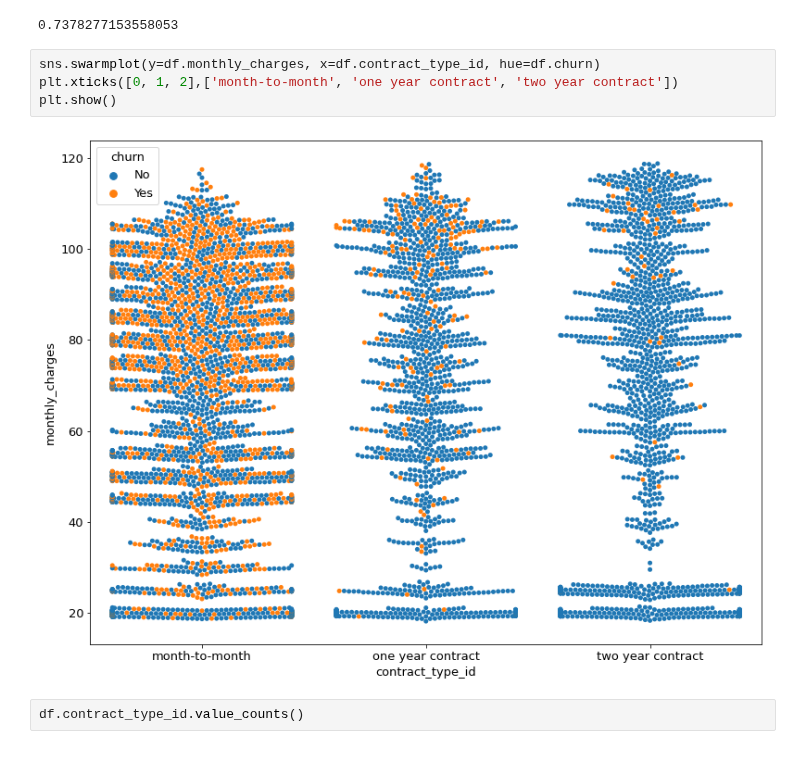
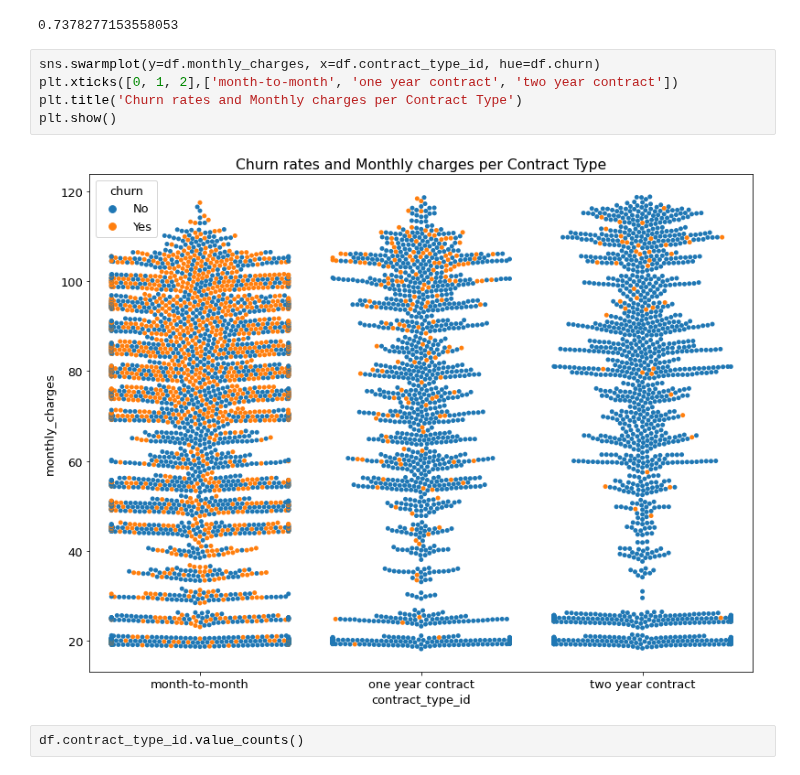
Before and after one commit to Corn-Shipps/predicting_telco_churn, a Jupyter notebook: predicting_telco_churn_final_report.ipynb, the cells around one changed output. Saved outputs shown, nothing was run; the diff lists cells and outputs as text.

```diff
--- a/predicting_telco_churn_final_report.ipynb
+++ b/predicting_telco_churn_final_report.ipynb
@@ -473,9 +465,10 @@ Name: automatic_payment, dtype: int64
 # %%
 sns.swarmplot(y=df.monthly_charges, x=df.contract_type_id, hue=df.churn)
 plt.xticks([0, 1, 2],['month-to-month', 'one year contract', 'two year contract'])
+plt.title('Churn rates and Monthly charges per Contract Type')
 plt.show()
 # %% [output]
-[figure, old version]
+[figure, new version]
 # %%
 df.contract_type_id.value_counts()
 # %% [output]
```
Also changed, not shown: parts of 7 cells of this notebook.
